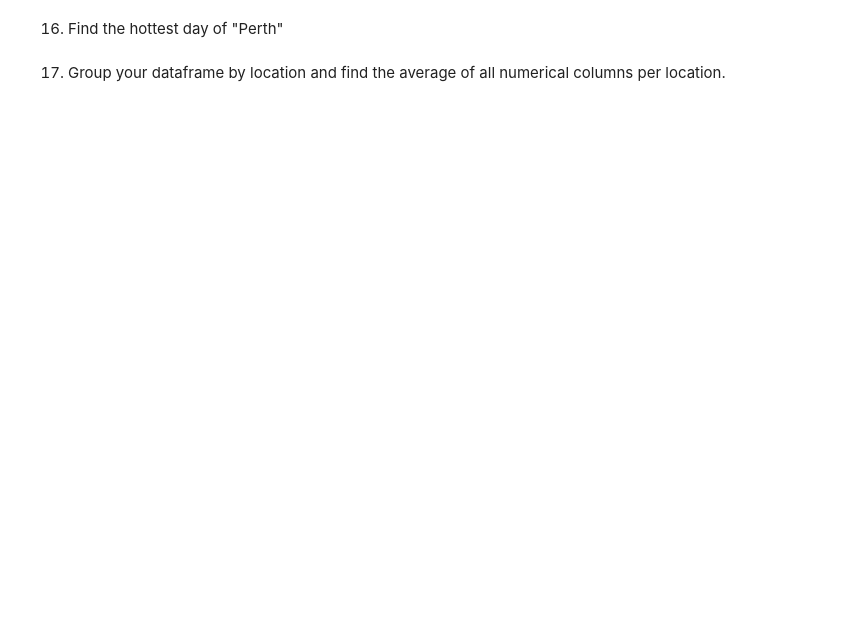
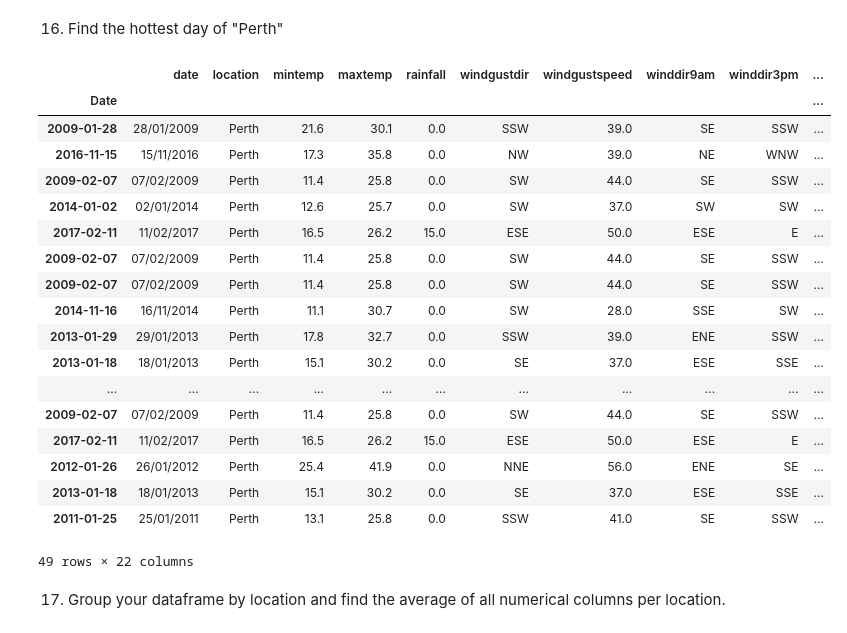
Before and after one commit to fenyx-it-academy/Class7-DataManipulation-Module-Week18, a Jupyter notebook: assignment2.ipynb, the cells around one changed output. Saved outputs shown, nothing was run; the diff lists cells and outputs as text; code cells hidden in the pictures; blank space fills up the shorter version.

Commit message:
I add the answers for the Homework assignment 2 proposed in week 18

```diff
--- a/assignment2.ipynb
+++ b/assignment2.ipynb
@@ -56,0 +218,4 @@ YOUR ANSWER HERE
+# %%
+df = df.replace({"raintoday": {"No": "NoRain", "Yes": "Rain"}, "raintomorrow": {"No": "NoRain", "Yes": "Rain"}})
+
+df
@@ -61,0 +240,11 @@ Hint: use `to_datetime` and `strftime`.
+# %%
+
+df['date'] = df.index
+
+df['date'] = pd.to_datetime(df['date'])
+
+df['date'] = df['date'].dt.strftime('%d/%m/%Y')
+
+tf = df.pop('date')
+df.insert(0, 'date', tf)
+df.head()
@@ -65,0 +262,3 @@ Hint: use `to_datetime` and `strftime`.
+# %%
+df = df.assign(tempdiff = df['maxtemp'] - df['mintemp'])
+df.head()
@@ -69,0 +276,3 @@ Hint: use `to_datetime` and `strftime`.
+# %%
+df.drop(columns= ['evaporation','sunshine'] , axis=1, inplace=True)
+df.head()
@@ -86,2 +354,25 @@ Hint: use `to_datetime` and `strftime`.
+# %%
+hottest = df[df['location'] == 'Perth'].sort_values(by='maxtemp',ascending=True).loc[df.groupby("location")["maxtemp"].idxmax()]
+hottest
+# %% [output]
+|  | date | location | mintemp | maxtemp | rainfall | windgustdir | windgustspeed | winddir9am | winddir3pm | ... |
+| Date |  |  |  |  |  |  |  |  |  | ... |
+| 2009-01-28 | 28/01/2009 | Perth | 21.6 | 30.1 | 0.0 | SSW | 39.0 | SE | SSW | ... |
+| 2016-11-15 | 15/11/2016 | Perth | 17.3 | 35.8 | 0.0 | NW | 39.0 | NE | WNW | ... |
+| 2009-02-07 | 07/02/2009 | Perth | 11.4 | 25.8 | 0.0 | SW | 44.0 | SE | SSW | ... |
+| 2014-01-02 | 02/01/2014 | Perth | 12.6 | 25.7 | 0.0 | SW | 37.0 | SW | SW | ... |
+| 2017-02-11 | 11/02/2017 | Perth | 16.5 | 26.2 | 15.0 | ESE | 50.0 | ESE | E | ... |
+| 2009-02-07 | 07/02/2009 | Perth | 11.4 | 25.8 | 0.0 | SW | 44.0 | SE | SSW | ... |
+| 2009-02-07 | 07/02/2009 | Perth | 11.4 | 25.8 | 0.0 | SW | 44.0 | SE | SSW | ... |
+| 2014-11-16 | 16/11/2014 | Perth | 11.1 | 30.7 | 0.0 | SW | 28.0 | SSE | SW | ... |
+| 2013-01-29 | 29/01/2013 | Perth | 17.8 | 32.7 | 0.0 | SSW | 39.0 | ENE | SSW | ... |
+| 2013-01-18 | 18/01/2013 | Perth | 15.1 | 30.2 | 0.0 | SE | 37.0 | ESE | SSE | ... |
+| ... | ... | ... | ... | ... | ... | ... | ... | ... | ... | ... |
+| 2009-02-07 | 07/02/2009 | Perth | 11.4 | 25.8 | 0.0 | SW | 44.0 | SE | SSW | ... |
+| 2017-02-11 | 11/02/2017 | Perth | 16.5 | 26.2 | 15.0 | ESE | 50.0 | ESE | E | ... |
+| 2012-01-26 | 26/01/2012 | Perth | 25.4 | 41.9 | 0.0 | NNE | 56.0 | ENE | SE | ... |
+| 2013-01-18 | 18/01/2013 | Perth | 15.1 | 30.2 | 0.0 | SE | 37.0 | ESE | SSE | ... |
+| 2011-01-25 | 25/01/2011 | Perth | 13.1 | 25.8 | 0.0 | SSW | 41.0 | SE | SSW | ... |
+49 rows × 22 columns
 # %% [markdown]
 17. Group your dataframe by location and find the average of all numerical columns per location.
```
Also changed, not shown: parts of 38 cells of this notebook, 1 other file.
